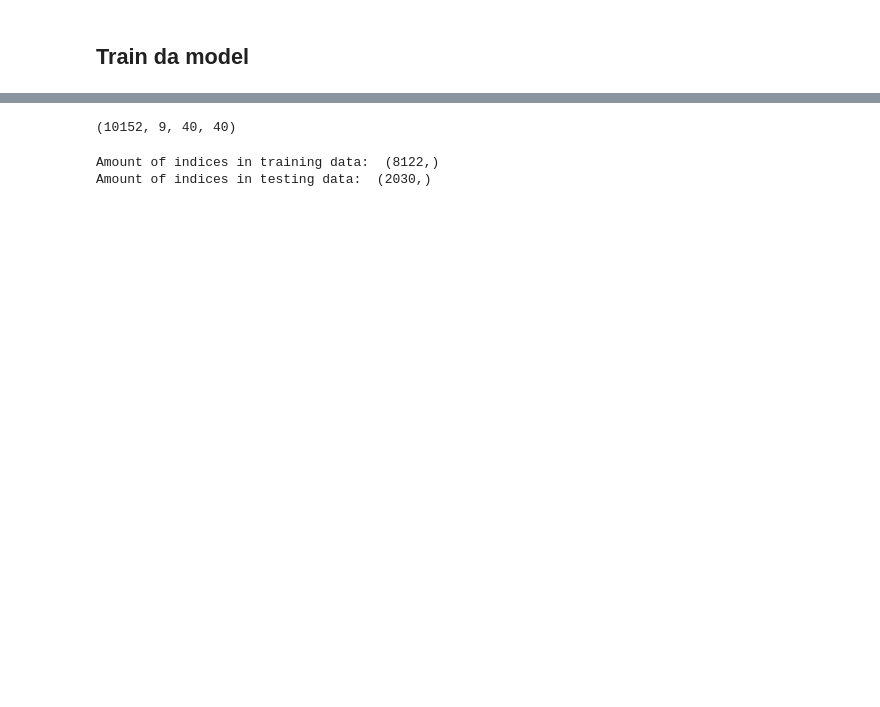
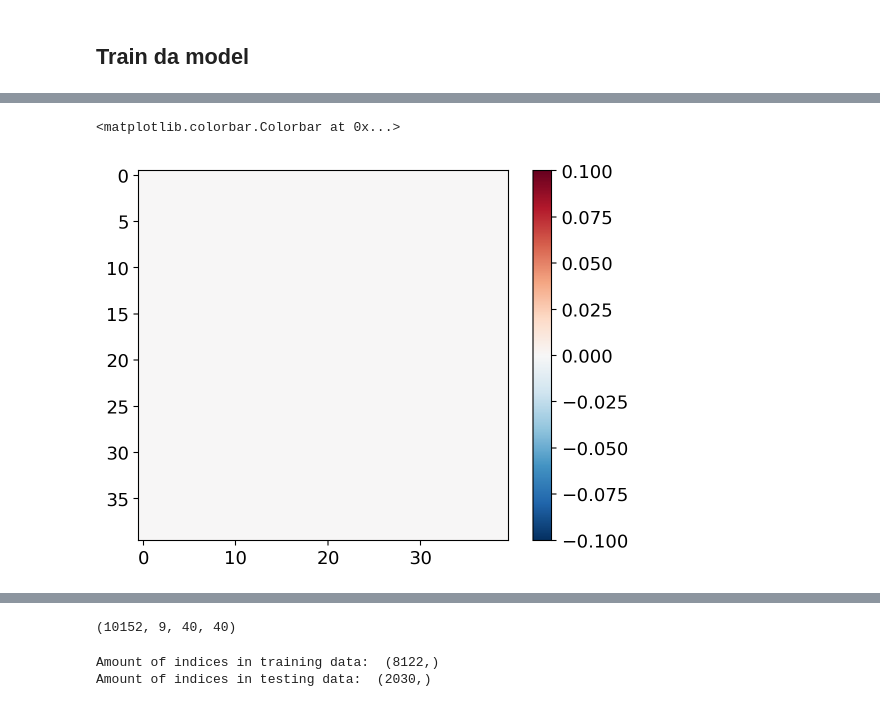
Before and after one commit to andrewfagerheim/ML_project, a Jupyter notebook: submeso_ml_model.ipynb, the cells around one changed output, grey strips where cells are left out. Drawn from its saved outputs; the diff is of its cells as text; code cells hidden in the pictures; blank space fills up the shorter version.

```diff
--- a/submeso_ml_model.ipynb
+++ b/submeso_ml_model.ipynb
@@ -298,0 +364,7 @@ model_mse = load_model(os.path.join(model_path,'CNN_model_mse.h5'))
+# %%
+y_test_mse_pre = model_mse.predict(X_test_np)
+y_test_mse_pre = y_test_mse_pre.reshape(y_test_mse_pre.shape[0], 40, 40)
+y_test_mse_pre = xr.Dataset(coords={'time': X_test_xr.time.values,
+                               'lat': X_test_xr.lat.values,
+                               'lon': X_test_xr.lon.values},
+                       data_vars=dict(WB_sg=(['time', 'lat', 'lon'], y_test_mse_pre)))
@@ -298,0 +393,14 @@ model_mse = load_model(os.path.join(model_path,'CNN_model_mse.h5'))
+# %%
+y_test_mse_pre.WB_sg[0]
+
+
+# looking at a still ordered, non-normalized WB_sg_xr
+plt.imshow(np.flip(y_test_mse_pre.WB_sg[38], axis=0),cmap='RdBu_r')
+
+
+# Randomized order, 80% of WB_sg_xr. aka y_train
+#plt.imshow(np.flip(y_train[0],axis=0),cmap='RdBu_r')
+plt.colorbar()
+# %% [output]
+<matplotlib.colorbar.Colorbar at 0x...>
+[figure, added]
```
Also changed, not shown: parts of 21 cells of this notebook.
